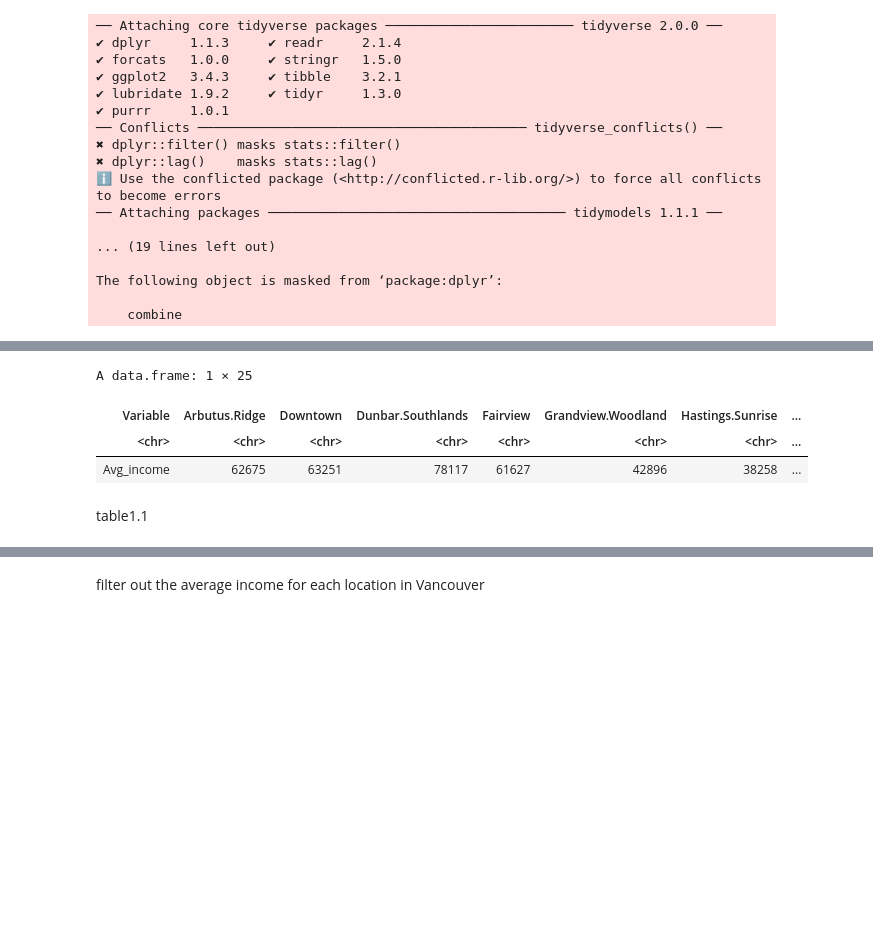
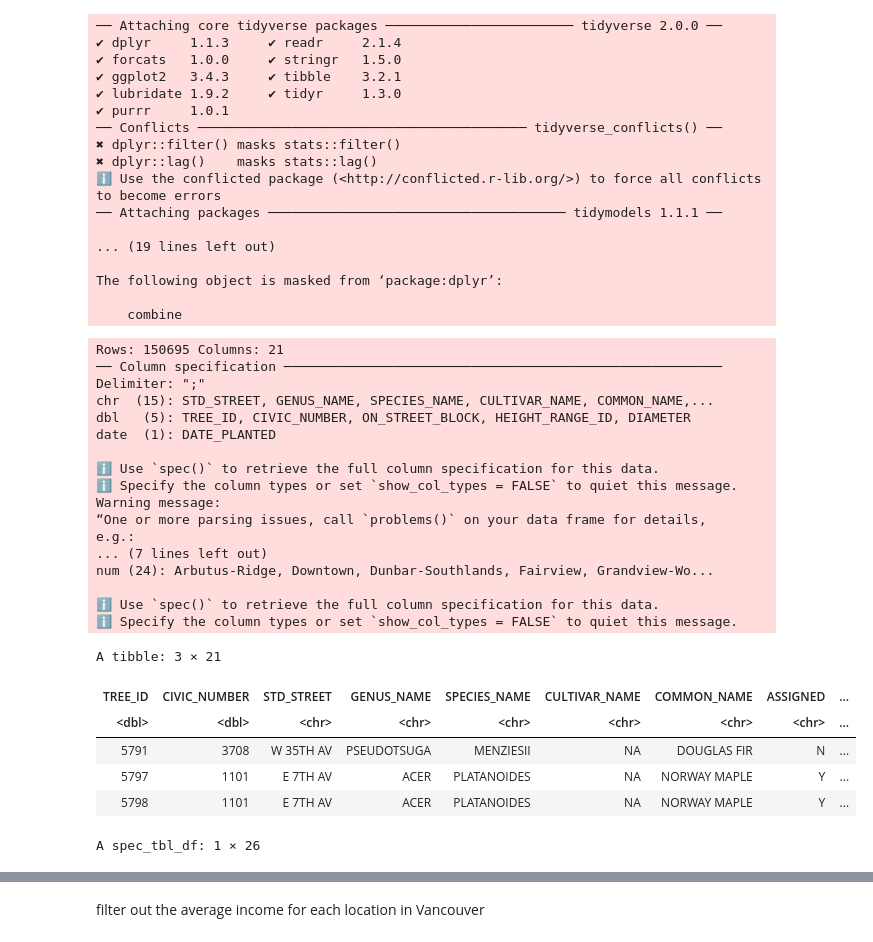
Before and after one commit to eshuaiii/stat-201-2023w1-group-50, a Jupyter notebook: 50_project_proposal.ipynb, the cells around one changed output, grey strips where cells are left out. Drawn from its saved outputs; the diff is of its cells as text; code cells hidden in the pictures; blank space fills up the shorter version.

Commit message:
finished data cleanup
next step: plots and the rest of the text

```diff
--- a/50_project_proposal.ipynb
+++ b/50_project_proposal.ipynb
@@ -43,13 +65,42 @@ The following object is masked from ‘package:dplyr’:
 
     combine
 # %%
-street_trees <- read_csv(url("https://github.com/eshuaiii/stat-201-2023w1-group-50/raw/main/streettrees.csv"))
+# --- Load data from the web  ---
+# load data about all trees in Vancouver
+street_trees <- read_delim(url("https://github.com/eshuaiii/stat-201-2023w1-group-50/raw/main/streettrees.csv"), delim=";")
 
+# load income data in Vancouver
+area_profiles <- read_csv(url("https://github.com/eshuaiii/stat-201-2023w1-group-50/raw/main/AreaProfiles.csv"), skip = 4)
 
-# street_trees <- street_trees <- read.csv("streettrees.csv", sep=";")
-# street_trees <- na.omit(street_trees)
-# data <- readLines("AreaProfiles.txt")
-# csv_content <- data[5:length(data)]
-# csv_string <- paste(csv_content, collapse = "\n")
-# AreaProfiles <- read.csv(text = csv_string, header = TRUE, stringsAsFactors = FALSE)
-# AreaProfiles <- na.omit(AreaProfiles)
+# The census data contains much more information than we need, with each info point as a row.
+# Hence, we'll slice only the average income field (at row 1882) from the dataset
+average_income <- slice(area_profiles, 1882)
+
+# preview the data
+head(street_trees, 3)
+average_income
+# %% [output]
+Rows: 150695 Columns: 21
+── Column specification ────────────────────────────────────────────────────────
+Delimiter: ";"
+chr  (15): STD_STREET, GENUS_NAME, SPECIES_NAME, CULTIVAR_NAME, COMMON_NAME,...
+dbl   (5): TREE_ID, CIVIC_NUMBER, ON_STREET_BLOCK, HEIGHT_RANGE_ID, DIAMETER
+date  (1): DATE_PLANTED
+
+ℹ Use `spec()` to retrieve the full column specification for this data.
+ℹ Specify the column types or set `show_col_types = FALSE` to quiet this message.
+Warning message:
+“One or more parsing issues, call `problems()` on your data frame for details,
+e.g.:
+... (7 lines left out)
+num (24): Arbutus-Ridge, Downtown, Dunbar-Southlands, Fairview, Grandview-Wo...
+
+ℹ Use `spec()` to retrieve the full column specification for this data.
+ℹ Specify the column types or set `show_col_types = FALSE` to quiet this message.
+A tibble: 3 × 21
+| TREE_ID | CIVIC_NUMBER | STD_STREET | GENUS_NAME | SPECIES_NAME | CULTIVAR_NAME | COMMON_NAME | ASSIGNED | ... |
+| <dbl> | <dbl> | <chr> | <chr> | <chr> | <chr> | <chr> | <chr> | ... |
+| 5791 | 3708 | W 35TH AV | PSEUDOTSUGA | MENZIESII | NA | DOUGLAS FIR | N | ... |
+| 5797 | 1101 | E 7TH AV | ACER | PLATANOIDES | NA | NORWAY MAPLE | Y | ... |
+| 5798 | 1101 | E 7TH AV | ACER | PLATANOIDES | NA | NORWAY MAPLE | Y | ... |
+A spec_tbl_df: 1 × 26
@@ -56,12 +109,0 @@ street_trees <- read_csv(url("https://github.com/eshuaiii/stat-201-2023w1-group-
-# %%
-AreaProfiles_averageincome <- AreaProfiles %>%  slice(c(1882))%>%select(-ID)
-AreaProfiles_averageincome[1, "Variable"] <- "Avg_income"
-
-AreaProfiles_averageincome
-# %% [output]
-A data.frame: 1 × 25
-| Variable | Arbutus.Ridge | Downtown | Dunbar.Southlands | Fairview | Grandview.Woodland | Hastings.Sunrise | ... |
-| <chr> | <chr> | <chr> | <chr> | <chr> | <chr> | <chr> | ... |
-| Avg_income | 62675 | 63251 | 78117 | 61627 | 42896 | 38258 | ... |
-# %% [markdown]
-table1.1
```
Also changed, not shown: parts of 17 cells of this notebook.
